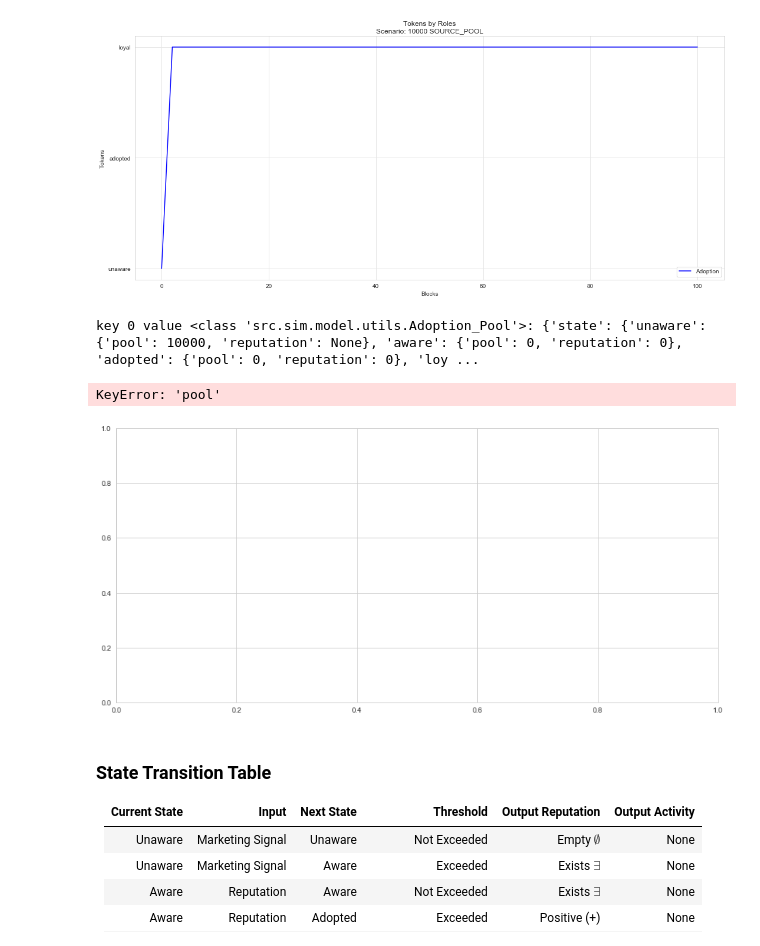
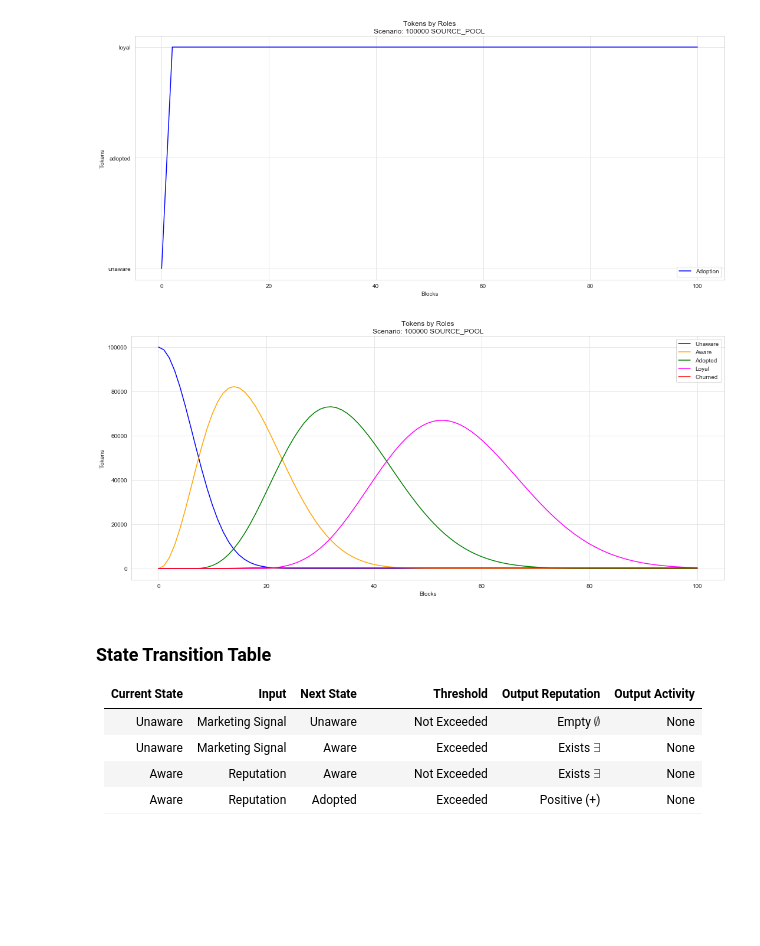
Before and after one commit to matttyb80/adoption_funnel, a Jupyter notebook: test.ipynb, the cells around one changed output. Cells and saved outputs as stored; diff of their text form; code cells hidden in the pictures; blank space fills up the shorter version.

Commit message:
found lost pool members

```diff
--- a/test.ipynb
+++ b/test.ipynb
@@ -197,9 +197,19 @@ while cc_idx<len(experiments):
     for i, experiment in sub_experiments.iterrows():
         df = experiment['dataset'].copy()
 
-        for key, value in df.pool.items(): #state.items():
-            print('key',key,'value',value)
-            df[key] = df.pool.apply(lambda x: np.array(value.state['pool']))
+#         for key, value in df.pool.items(): #state.items():
+#             print('key',key,'value',value)
+#             for keys, values in value.items(): #state.items():
+#                 print('keys',keys,'values',values)
+
+        df['unaware'] = df.pool.apply(lambda x: np.array(x.state['unaware']['pool']))
+        df['aware'] = df.pool.apply(lambda x: np.array(x.state['aware']['pool']))
+        df['adopted'] = df.pool.apply(lambda x: np.array(x.state['adopted']['pool']))
+        df['loyal'] = df.pool.apply(lambda x: np.array(x.state['loyal']['pool']))
+        df['churned'] = df.pool.apply(lambda x: np.array(x.state['churned']['pool']))
+
+
+
 #             print(df[key])
 #         df['adopt_state'] = df.adoption.apply(lambda x: np.array(x.state))
 
@@ -211,36 +221,34 @@ while cc_idx<len(experiments):
         plot_label = experiment['SOURCE_POOL']
         ax = axs
         title = 'Tokens by Roles' + '\n' + 'Scenario: ' + str(cc_label)  + ' SOURCE_POOL'
         ax.set_title(title)
         ax.set_ylabel('Tokens')
         colors = ['b','orange', 'g', 'magenta', 'r']
 
 #         ax.plot(df_j.timestep, df_j['j_wallet']['mean'],color = colors[0], label='j_wallet')
         ax.plot(df.timestep, df['unaware'],color = colors[0], label='Unaware')
         ax.plot(df.timestep, df['aware'],color = colors[1], label='Aware')
         ax.plot(df.timestep, df['adopted'],color = colors[2], label='Adopted')
         ax.plot(df.timestep, df['loyal'],color = colors[3], label='Loyal')
         ax.plot(df.timestep, df['churned'],color = colors[4], label='Churned')
 
 
         ax.legend()
 #         ax.fill_between(df_j.timestep, df_j[('j_wallet','min')], df_j[('j_wallet','max')], alpha=0.3 ,color = colors[0],label='j_wallet')
 
 #         ax.fill_between(df_j.timestep, df_j[('j_wallet','min')], df_j[('j_wallet','max')], alpha=0.3 ,color = colors[0],label='j_wallet')
 
         ax.set_xlabel('Blocks')
         ax.grid(color='0.9', linestyle='-', linewidth=1)
 
         plt.tight_layout()
 
 fig.tight_layout(rect=[0, 0, 1, .97])
 fig.patch.set_alpha(1)
 display(fig)
 plt.close()
 # %% [output]
-key 0 value <class 'src.sim.model.utils.Adoption_Pool'>: {'state': {'unaware': {'pool': 10000, 'reputation': None}, 'aware': {'pool': 0, 'reputation': 0}, 'adopted': {'pool': 0, 'reputation': 0}, 'loy ...
-KeyError: 'pool'
-[figure, old version]
+[figure, new version]
 # %% [markdown]
 ### State Transition Table
 
```
Also changed, not shown: parts of 12 cells of this notebook, 1 other file.
